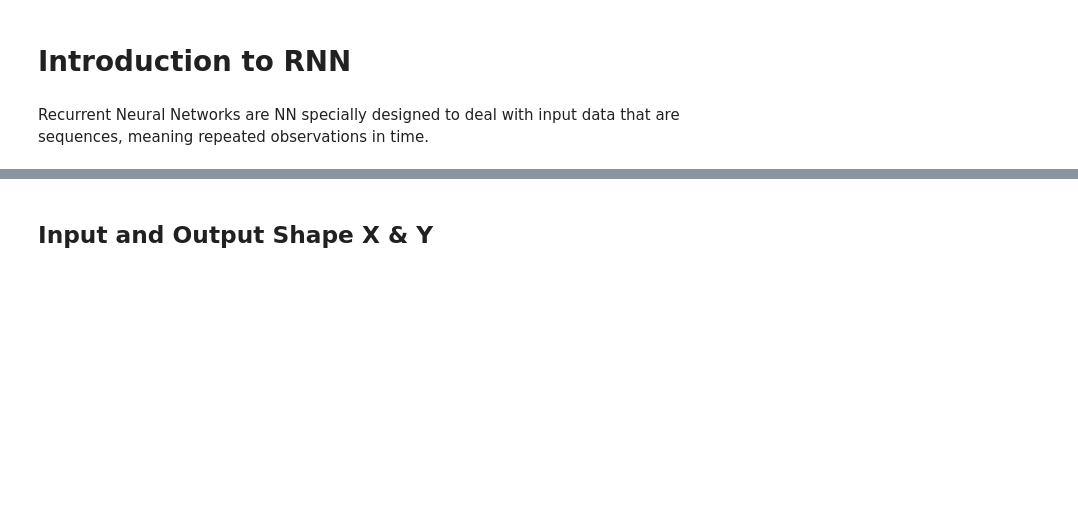
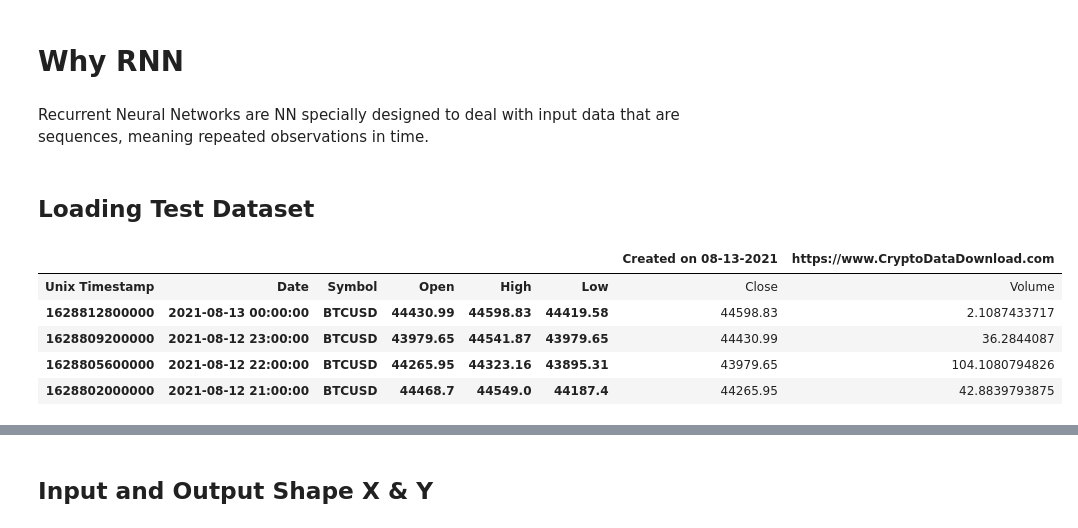
Before and after one commit to timjab92/cryptotrading-indicator, a Jupyter notebook: notebooks/LTSM Research.ipynb, the cells around one changed output, grey strips where cells are left out. Saved outputs shown, nothing was run; the diff lists cells and outputs as text; code cells hidden in the pictures; blank space fills up the shorter version.

```diff
--- a/notebooks/LTSM Research.ipynb
+++ b/notebooks/LTSM Research.ipynb
@@ -1,4 +5,17 @@
 # %% [markdown]
-# Introduction to RNN
+# Why RNN
 # %% [markdown]
 Recurrent Neural Networks are NN specially designed to deal with input data that are sequences, meaning repeated observations in time.
+# %% [markdown]
+## Loading Test Dataset
+# %%
+data_gemini = pd.read_csv("../raw_data/gemini_BTCUSD_1hr.csv")
+# %%
+data_gemini.head()
+# %% [output]
+|  |  |  |  |  |  | Created on 08-13-2021 | https://www.CryptoDataDownload.com |
+| Unix Timestamp | Date | Symbol | Open | High | Low | Close | Volume |
+| 1628812800000 | 2021-08-13 00:00:00 | BTCUSD | 44430.99 | 44598.83 | 44419.58 | 44598.83 | 2.1087433717 |
+| 1628809200000 | 2021-08-12 23:00:00 | BTCUSD | 43979.65 | 44541.87 | 43979.65 | 44430.99 | 36.2844087 |
+| 1628805600000 | 2021-08-12 22:00:00 | BTCUSD | 44265.95 | 44323.16 | 43895.31 | 43979.65 | 104.1080794826 |
+| 1628802000000 | 2021-08-12 21:00:00 | BTCUSD | 44468.7 | 44549.0 | 44187.4 | 44265.95 | 42.8839793875 |
```
Also changed, not shown: parts of 34 cells of this notebook, 1 other file.
